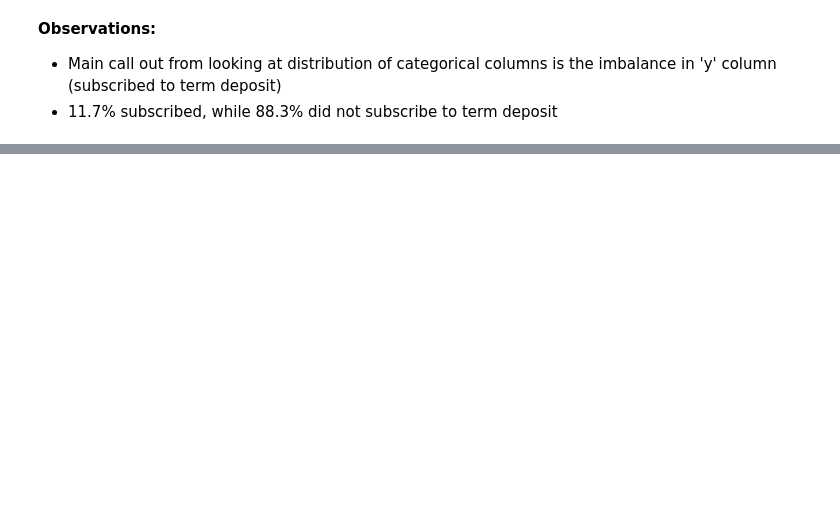
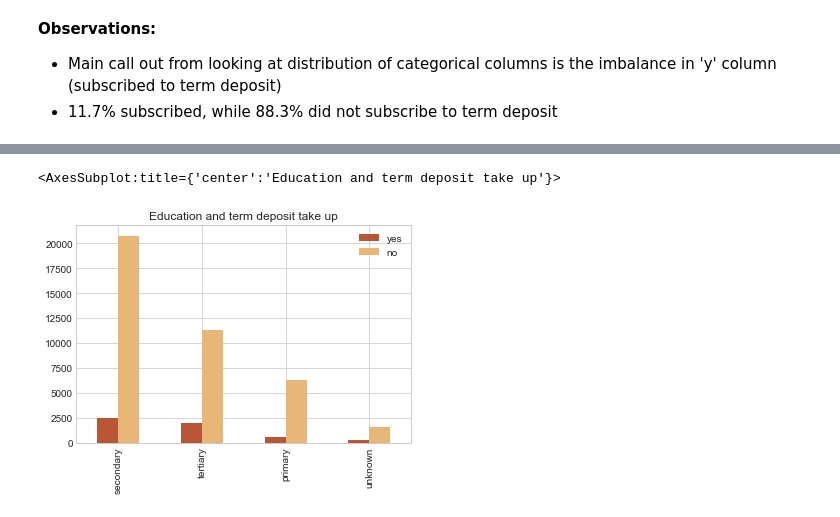
Before and after one commit to altaafkhan/term-deposit-analysis, a Jupyter notebook: script/term_deposit.ipynb, the cells around one changed output, grey strips where cells are left out. Cells and saved outputs as stored; diff of their text form; code cells hidden in the pictures; blank space fills up the shorter version.

```diff
--- a/script/term_deposit.ipynb
+++ b/script/term_deposit.ipynb
@@ -195,0 +236,11 @@ Name: y, dtype: float64
+# %%
+# c: education and term deposit take up
+dfc = pd.DataFrame()
+
+dfc['yes'] = inp[inp['y'] == 'yes']['education'].value_counts()
+dfc['no'] = inp[inp['y'] == 'no']['education'].value_counts()
+
+dfc.plot.bar(title = 'Education and term deposit take up', color = ('#b85636','#e8b777'))
+# %% [output]
+<AxesSubplot:title={'center':'Education and term deposit take up'}>
+[figure, added]
```
Also changed, not shown: parts of 12 cells of this notebook.
